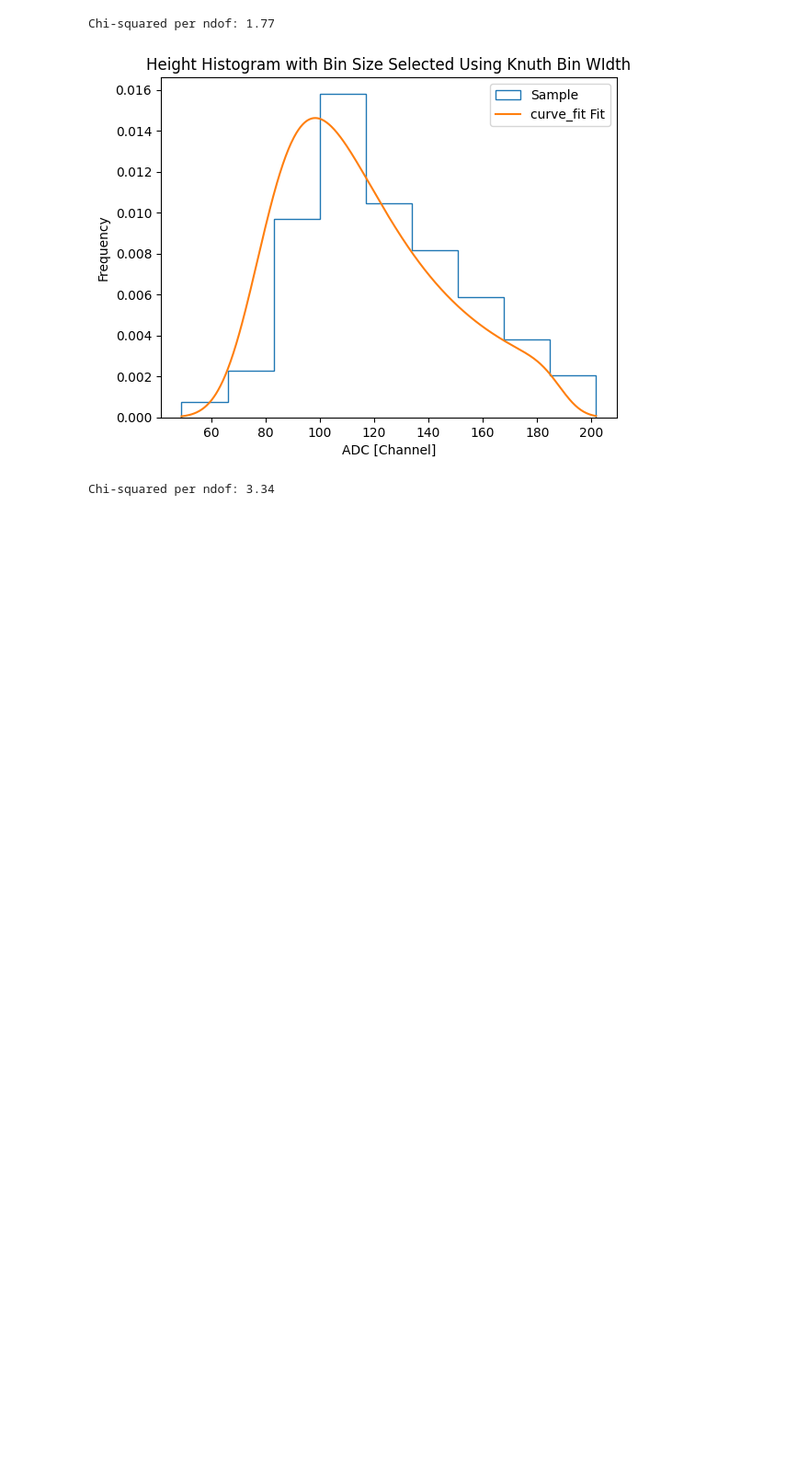
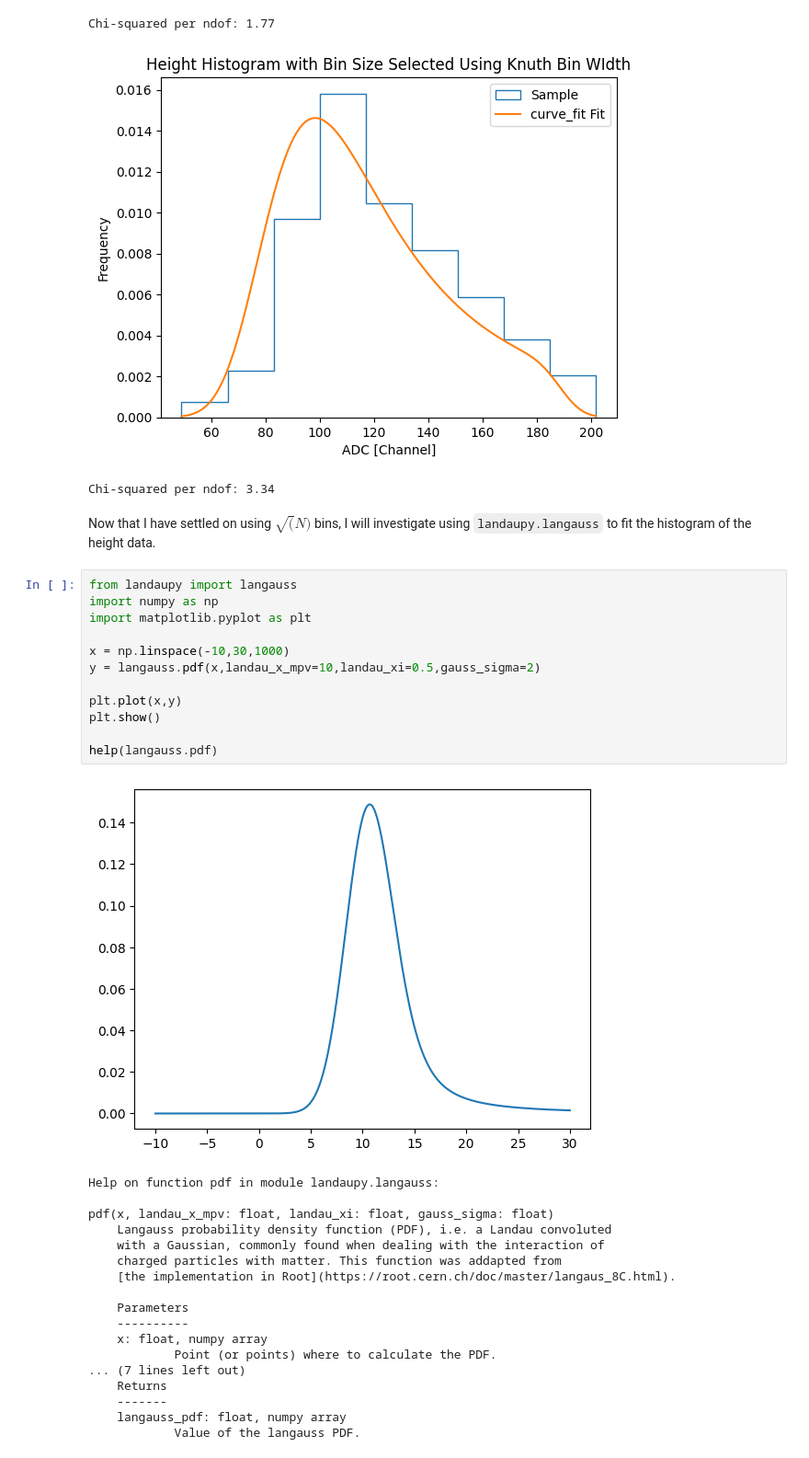
Before and after one commit to Harris-Oldring/mist-characterization-optimization, a Jupyter notebook: analysis/characterization_development/fitting_experimenting2.ipynb, the cells around one changed output. Shown at 92% size. Saved outputs shown, nothing was run; the diff lists cells and outputs as text; blank space fills up the shorter version.

```diff
--- a/analysis/characterization_development/fitting_experimenting2.ipynb
+++ b/analysis/characterization_development/fitting_experimenting2.ipynb
@@ -427,3 +427,36 @@ Chi-squared per ndof: 1.20
 Chi-squared per ndof: 1.77
 [figure]
 Chi-squared per ndof: 3.34
+# %% [markdown]
+Now that I have settled on using $\sqrt(N)$ bins, I will investigate using `landaupy.langauss` to fit the histogram of the height data.
+# %%
+from landaupy import langauss
+import numpy as np
+import matplotlib.pyplot as plt
+
+x = np.linspace(-10,30,1000)
+y = langauss.pdf(x,landau_x_mpv=10,landau_xi=0.5,gauss_sigma=2)
+
+plt.plot(x,y)
+plt.show()
+
+help(langauss.pdf)
+# %% [output]
+[figure, added]
+Help on function pdf in module landaupy.langauss:
+
+pdf(x, landau_x_mpv: float, landau_xi: float, gauss_sigma: float)
+    Langauss probability density function (PDF), i.e. a Landau convoluted
+    with a Gaussian, commonly found when dealing with the interaction of
+    charged particles with matter. This function was addapted from
+    [the implementation in Root](https://root.cern.ch/doc/master/langaus_8C.html).
+
+    Parameters
+    ----------
+    x: float, numpy array
+            Point (or points) where to calculate the PDF.
+... (7 lines left out)
+    Returns
+    -------
+    langauss_pdf: float, numpy array
+            Value of the langauss PDF.
```
Also changed, not shown: parts of 7 cells of this notebook, 4 other files.
